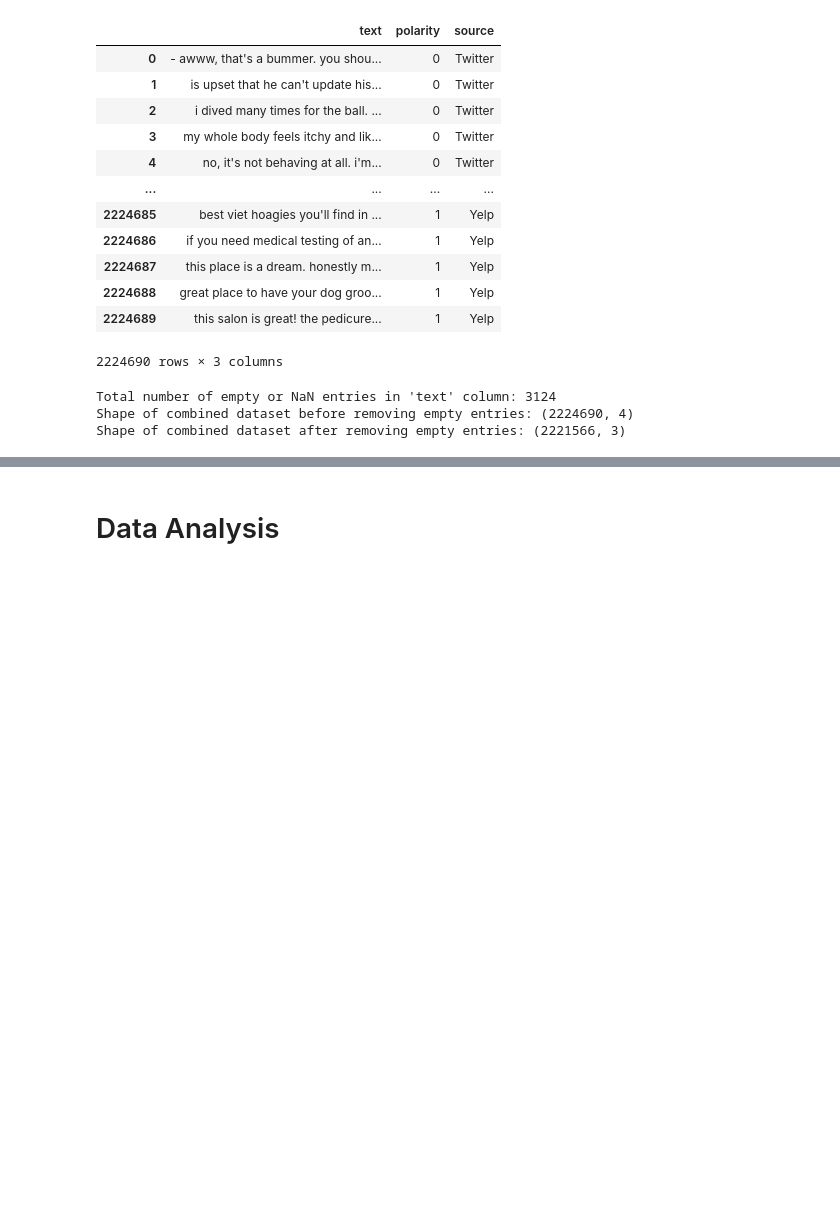
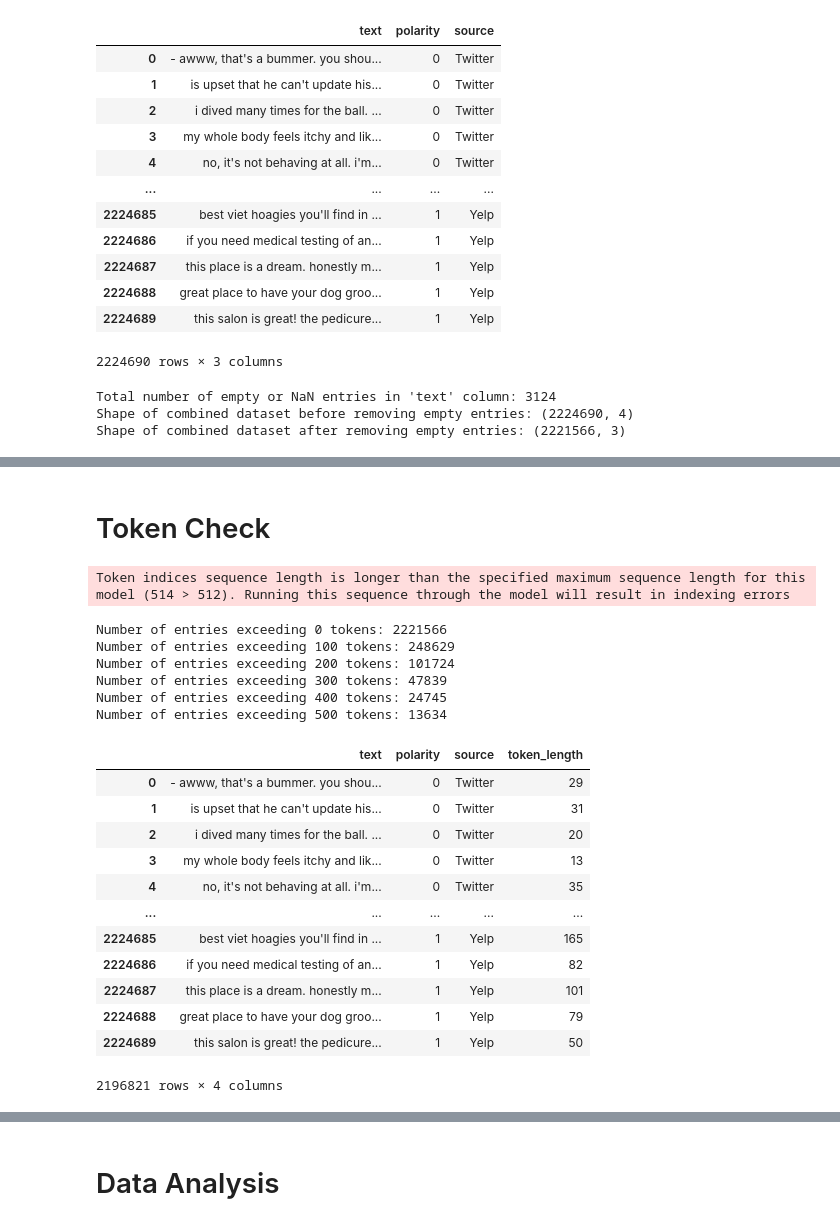
Before and after one commit to Empyrealiv/CSC3101_Capstone, a Jupyter notebook: ML/preprocessing.ipynb, the cells around one changed output, grey strips where cells are left out. Drawn from its saved outputs; the diff is of its cells as text; code cells hidden in the pictures; blank space fills up the shorter version.

```diff
--- a/ML/preprocessing.ipynb
+++ b/ML/preprocessing.ipynb
@@ -552,0 +569,55 @@ Shape of combined dataset after removing empty entries: (2221566, 3)
+# %% [markdown]
+# Token Check
+# %%
+from transformers import BertTokenizer
+
+tokenizer = BertTokenizer.from_pretrained('bert-base-uncased')
+
+# Compute token lengths
+def compute_token_length(text):
+    encoded = tokenizer.encode(text, add_special_tokens=True)
+    return len(encoded)
+
+data_combined['token_length'] = data_combined['text'].apply(compute_token_length)
+# %% [output]
+Token indices sequence length is longer than the specified maximum sequence length for this model (514 > 512). Running this sequence through the model will result in indexing errors
+# %%
+# Count entries exceeding thresholds
+execeed_0 = len(data_combined[data_combined['token_length'] > 0])
+exceed_100 = len(data_combined[data_combined['token_length'] > 100])
+exceed_200 = len(data_combined[data_combined['token_length'] > 200])
+exceed_300 = len(data_combined[data_combined['token_length'] > 300])
+exceed_400 = len(data_combined[data_combined['token_length'] > 400])
+exceed_500 = len(data_combined[data_combined['token_length'] > 500])
+
+print(f"Number of entries exceeding 0 tokens: {execeed_0}")
+print(f"Number of entries exceeding 100 tokens: {exceed_100}")
+print(f"Number of entries exceeding 200 tokens: {exceed_200}")
+print(f"Number of entries exceeding 300 tokens: {exceed_300}")
+print(f"Number of entries exceeding 400 tokens: {exceed_400}")
+print(f"Number of entries exceeding 500 tokens: {exceed_500}")
+# %% [output]
+Number of entries exceeding 0 tokens: 2221566
+Number of entries exceeding 100 tokens: 248629
+Number of entries exceeding 200 tokens: 101724
+Number of entries exceeding 300 tokens: 47839
+Number of entries exceeding 400 tokens: 24745
+Number of entries exceeding 500 tokens: 13634
+# %%
+# Keep only entries with token length less than or equal to 400
+data_combined_400 = data_combined[data_combined['token_length'] <= 400]
+data_combined_400
+# %% [output]
+|  | text | polarity | source | token_length |
+| 0 | - awww, that's a bummer. you shou... | 0 | Twitter | 29 |
+| 1 | is upset that he can't update his... | 0 | Twitter | 31 |
+| 2 | i dived many times for the ball. ... | 0 | Twitter | 20 |
+| 3 | my whole body feels itchy and lik... | 0 | Twitter | 13 |
+| 4 | no, it's not behaving at all. i'm... | 0 | Twitter | 35 |
+| ... | ... | ... | ... | ... |
+| 2224685 | best viet hoagies you'll find in ... | 1 | Yelp | 165 |
+| 2224686 | if you need medical testing of an... | 1 | Yelp | 82 |
+| 2224687 | this place is a dream. honestly m... | 1 | Yelp | 101 |
+| 2224688 | great place to have your dog groo... | 1 | Yelp | 79 |
+| 2224689 | this salon is great! the pedicure... | 1 | Yelp | 50 |
+2196821 rows × 4 columns
```
Also changed, not shown: parts of 8 cells of this notebook, 16 other files.
